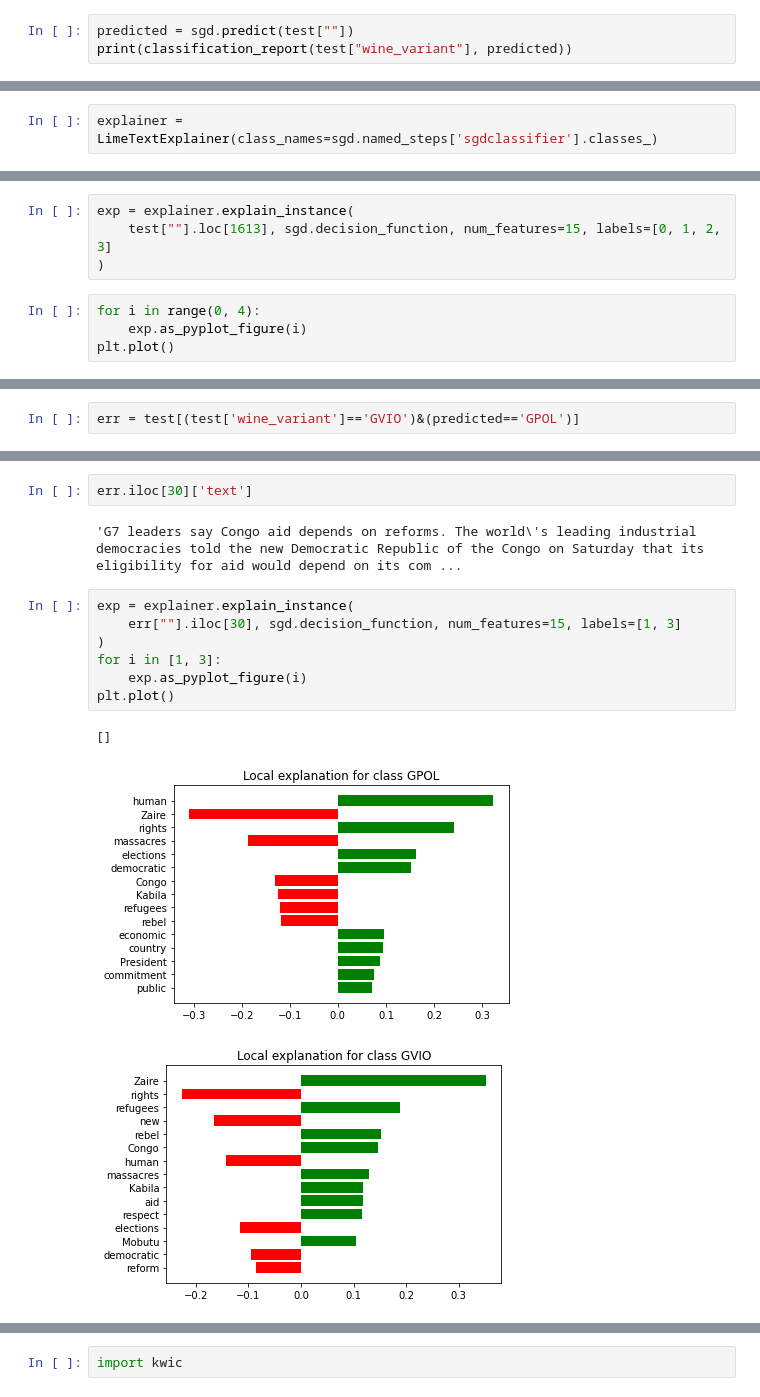
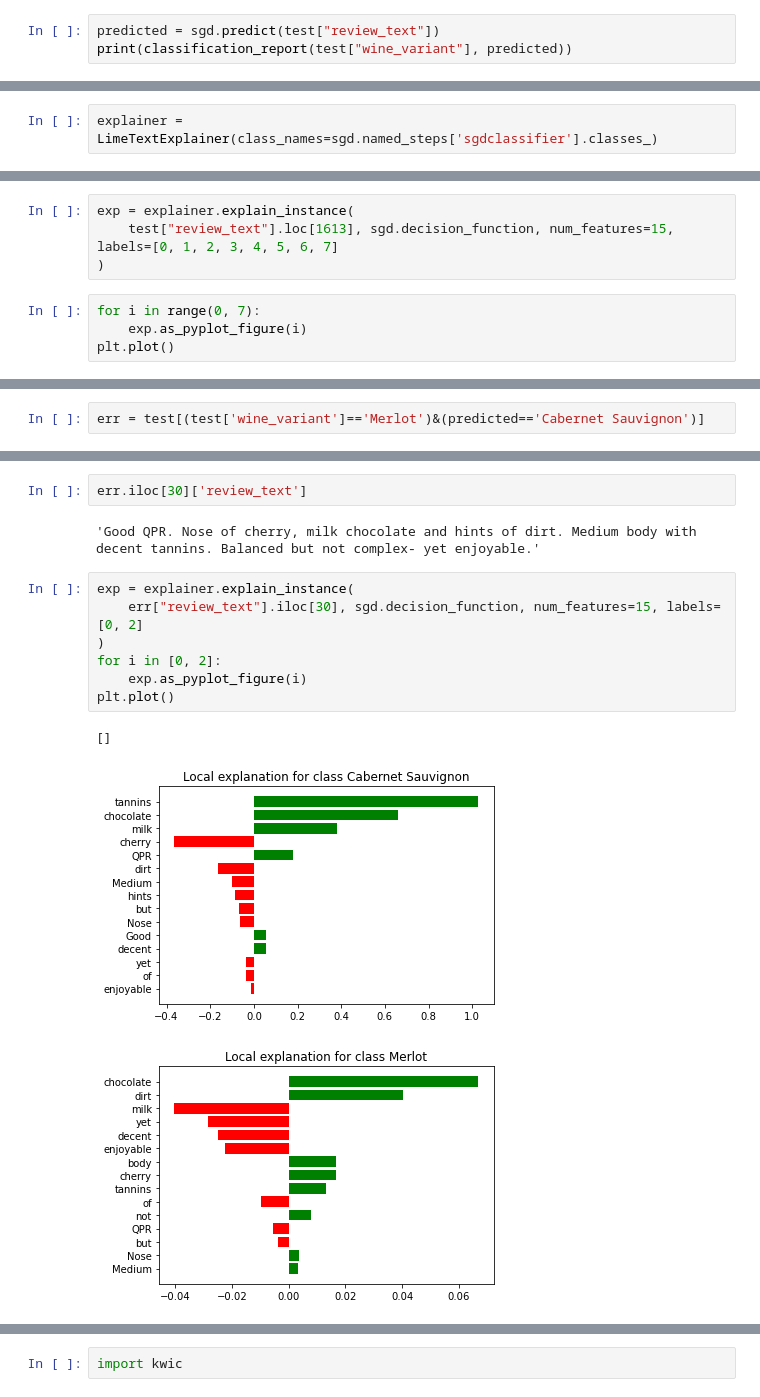
Before and after one commit to michael-tobin/Ling583-project-2-michael-tobin, a Jupyter notebook: 4-Project_2-SGD-lime.ipynb, the cells around one changed output, grey strips where cells are left out. Drawn from its saved outputs; the diff is of its cells as text.

```diff
--- a/4-Project_2-SGD-lime.ipynb
+++ b/4-Project_2-SGD-lime.ipynb
@@ -21,6 +21,6 @@ from sklearn.metrics import classification_report, f1_score, plot_confusion_matr
 # %%
 sgd = cloudpickle.load(open("sgd.model", "rb"))
 # %%
-predicted = sgd.predict(test[""])
+predicted = sgd.predict(test["review_text"])
 print(classification_report(test["wine_variant"], predicted))
 # %% [output]
@@ -52,9 +56,9 @@ test["wine_variant"].iloc[1613], test[""].iloc[1613]
 # %%
 exp = explainer.explain_instance(
-    test[""].loc[1613], sgd.decision_function, num_features=15, labels=[0, 1, 2, 3]
+    test["review_text"].loc[1613], sgd.decision_function, num_features=15, labels=[0, 1, 2, 3, 4, 5, 6, 7]
 )
 # %%
-for i in range(0, 4):
+for i in range(0, 7):
     exp.as_pyplot_figure(i)
 plt.plot()
 # %% [output]
@@ -66,2 +73,2 @@ plt.plot()
 # %%
-err = test[(test['wine_variant']=='GVIO')&(predicted=='GPOL')]
+err = test[(test['wine_variant']=='Merlot')&(predicted=='Cabernet Sauvignon')]
@@ -74,18 +85,18 @@ Name: 1358, dtype: object
 # %%
-err.iloc[30]['text']
+err.iloc[30]['review_text']
 # %% [output]
-'G7 leaders say Congo aid depends on reforms. The world\'s leading industrial democracies told the new Democratic Republic of the Congo on Saturday that its eligibility for aid would depend on its com ...
+'Good QPR. Nose of cherry, milk chocolate and hints of dirt. Medium body with decent tannins. Balanced but not complex- yet enjoyable.'
 # %%
 exp = explainer.explain_instance(
-    err[""].iloc[30], sgd.decision_function, num_features=15, labels=[1, 3]
+    err["review_text"].iloc[30], sgd.decision_function, num_features=15, labels=[0, 2]
 )
-for i in [1, 3]:
+for i in [0, 2]:
     exp.as_pyplot_figure(i)
 plt.plot()
 # %% [output]
 []
-[figure, old version]
+[figure, new version]
-[figure, old version]
+[figure, new version]
 # %%
 err.iloc[50]
 # %% [output]
```
Also changed, not shown: parts of 15 cells of this notebook, 6 other files.
